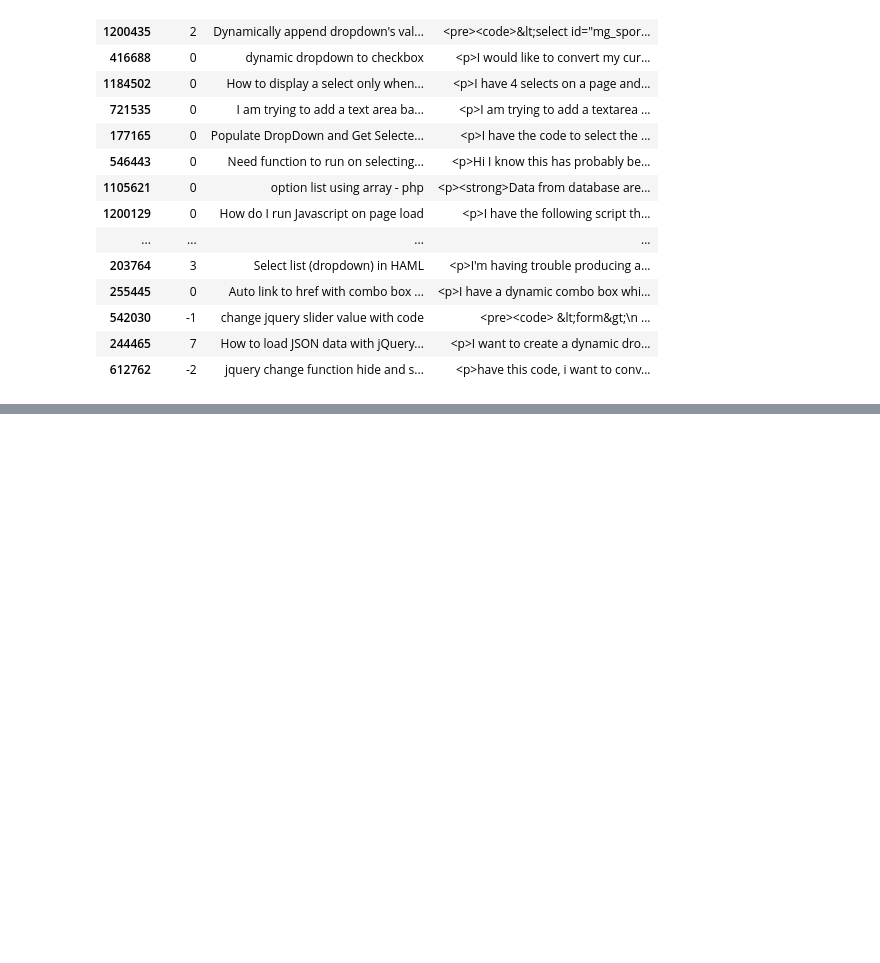
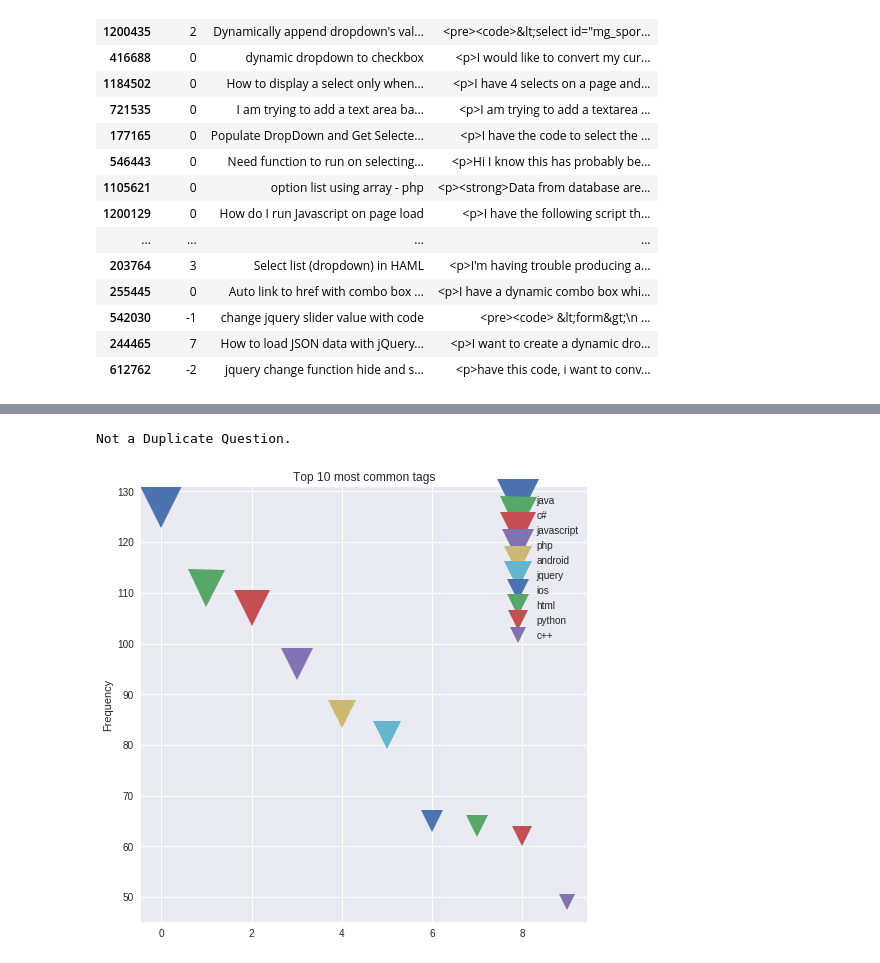
Before and after one commit to sprerak48/Autonomous-tagging-using-Deep-Learning, a Jupyter notebook: AT.ipynb, the cells around one changed output, grey strips where cells are left out. Cells and saved outputs as stored; diff of their text form; code cells hidden in the pictures; blank space fills up the shorter version.

```diff
--- a/AT.ipynb
+++ b/AT.ipynb
@@ -394,0 +493,7 @@ bc.loc[bc['Cluster'] == cnts.index[2]][['Score', 'Title', 'Body']]
+# %%
+def normalize(str):
+    return ' '.join([word for word in re.sub(r'[^\w]', ' ', strip_tags(str)).lower().split() if word not in cachedStopWords and len(word) > 1 and not word.isdigit()])
+# %%
+questions_df = pd.read_csv(dataset_dir+dataset_dir_questions, encoding='latin1').iloc[::10000, :]
+answers_df = pd.read_csv(dataset_dir+dataset_dir_answers, encoding='latin1').iloc[::1000, :]
+tags_df = pd.read_csv(dataset_dir+dataset_dir_tags, encoding='latin1').iloc[::1000, :]
@@ -394,0 +544,6 @@ bc.loc[bc['Cluster'] == cnts.index[2]][['Score', 'Title', 'Body']]
+# %%
+for index, row in questions_df.iterrows():
+    questions_df.at[index, 'Body']= normalize(row[6])
+    questions_df.at[index, 'Title']= normalize(row[5])
+for index, row in answers_df.iterrows():
+    answers_df.at[index, 'Body']= normalize(row[5])
@@ -394,0 +623,7 @@ bc.loc[bc['Cluster'] == cnts.index[2]][['Score', 'Title', 'Body']]
+# %%
+i = 1
+for k, v in tfidf_dict.items():
+    print(k, v)
+    if i == 10:
+        break
+    i+=1
@@ -394,0 +641,17 @@ bc.loc[bc['Cluster'] == cnts.index[2]][['Score', 'Title', 'Body']]
+# %%
+def predict_duplicate(query):
+
+    def top_words(text):
+        counts = collections.Counter(text.split())
+        return [elem for elem, _ in counts.most_common(5)]
+
+    termList=top_words(query)
+
+    for k, v in qID_dict.items():
+        if jaccard_similarity_score(termList, qID_dict[k]) >= 0.75:
+            print("Duplicate Question. Question exists with qID: " + k)
+            return
+
+print("Not a Duplicate Question.")
+# %% [output]
+Not a Duplicate Question.
@@ -394,0 +673,20 @@ bc.loc[bc['Cluster'] == cnts.index[2]][['Score', 'Title', 'Body']]
+# %%
+tags_tally = collections.Counter(tags_df['Tag'])
+
+# x = tag name, y = tag frequency
+x, y = zip(*tags_tally.most_common(10))
+
+colormap = plt.cm.gist_ncar #nipy_spectral, Set1,Paired
+colors = [colormap(i) for i in np.linspace(0, 0.8,50)]
+
+area = [i/3 for i in list(y)]   # 0 to 15 point radiuses
+plt.figure(figsize=(8,8))
+plt.ylabel("Frequency")
+plt.title("Top 10 most common tags")
+for i in range(len(y)):
+        plt.plot(i,y[i], marker='v', linestyle='',ms=area[i],label=x[i])
+
+plt.legend(numpoints=1)
+plt.show()
+# %% [output]
+[figure, added]
```
Also changed, not shown: parts of 21 cells of this notebook.
